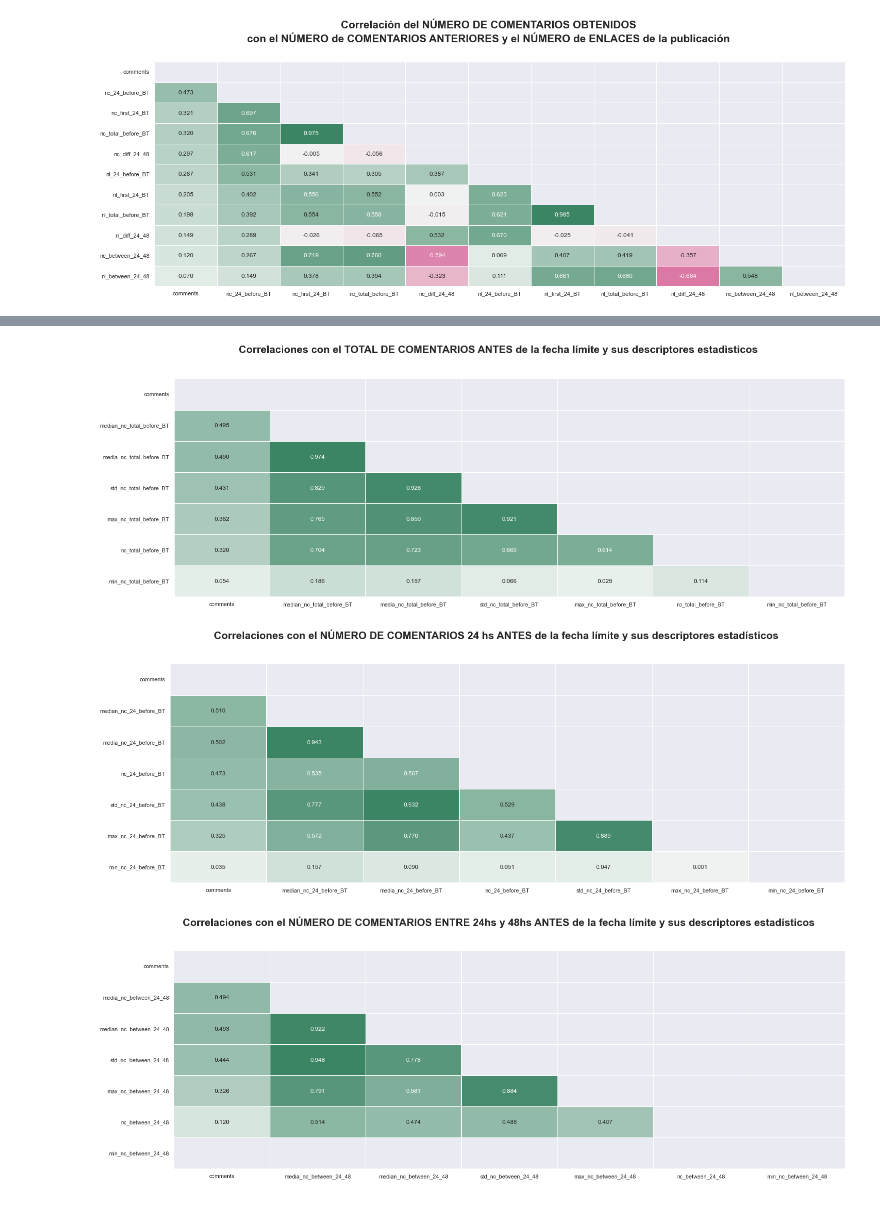
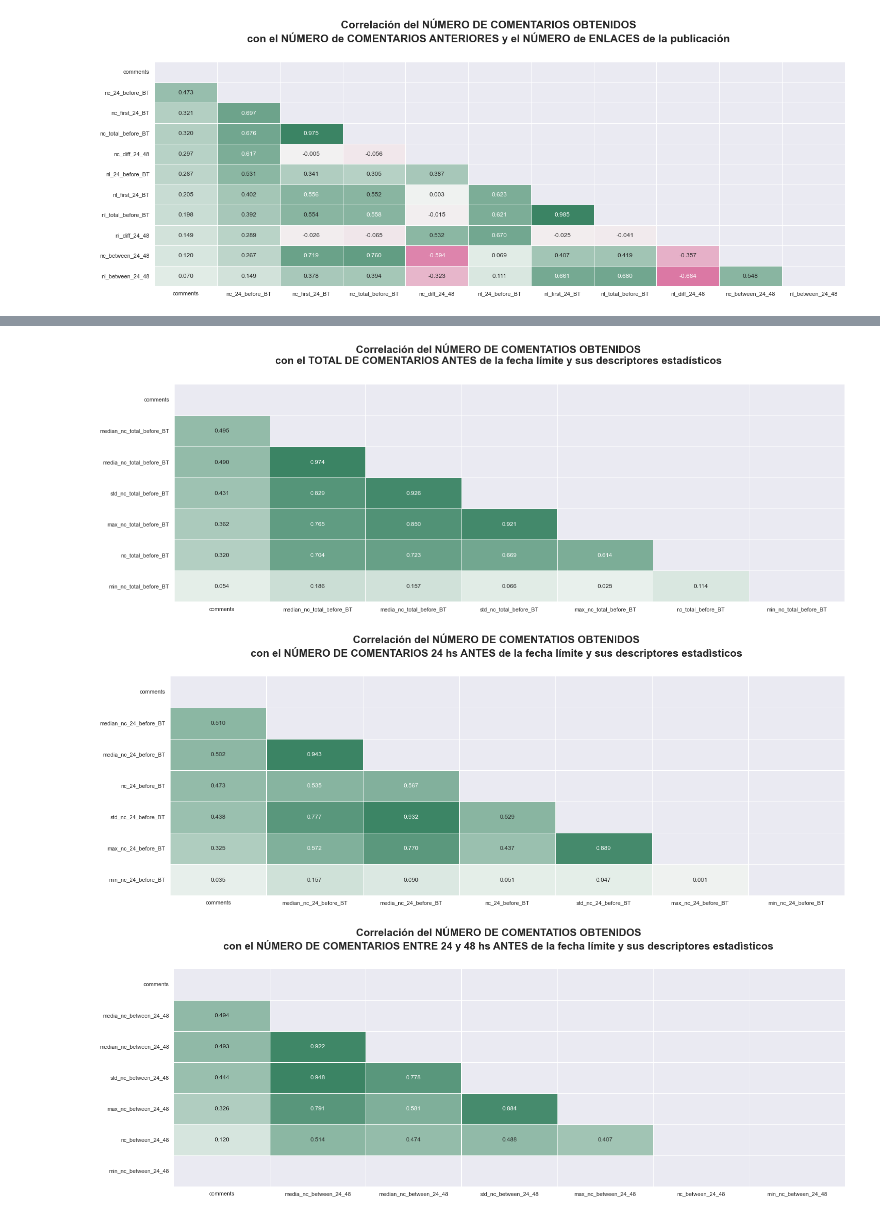
Before and after one commit to jtentor/DHDSFW, a Jupyter notebook: EDA_00.ipynb, the cells around one changed output, grey strips where cells are left out. Saved outputs shown, nothing was run; the diff lists cells and outputs as text; code cells hidden in the pictures.

```diff
--- a/EDA_00.ipynb
+++ b/EDA_00.ipynb
@@ -175,18 +159,18 @@ data[labels['nl']]
 # %%
 
-fig = set_figure(24, 8, suptitle='Correlación del NÚMERO DE COMENTATIOS OBTENIDOS\ncon el TOTAL DE COMENTARIOS ANTES de la fecha límite y sus descriptores estadìsticos')
+fig = set_figure(24, 8, suptitle='Correlación del NÚMERO DE COMENTARIOS OBTENIDOS\ncon el TOTAL DE COMENTARIOS ANTES de la fecha límite y sus descriptores estadísticos')
 show_corr(data=data[labels['nc_total_before_BT'] + labels['sd_nc_total_before_BT'] + [target]], target=target)
 # %% [output]
-[figure, old version]
+[figure, new version]
 # %%
 
-fig = set_figure(24, 8, suptitle='Correlaciones con el NÚMERO DE COMENTARIOS 24 hs ANTES de la fecha límite y sus descriptores estadísticos')
+fig = set_figure(24, 8, suptitle='Correlación del NÚMERO DE COMENTARIOS OBTENIDOS\ncon el NÚMERO DE COMENTARIOS 24 hs ANTES de la fecha límite y sus descriptores estadísticos')
 show_corr(data=data[labels['nc_24_before_BT'] + labels['sd_nc_24_before_BT'] + [target]], target=target)
 # %% [output]
-[figure, old version]
+[figure, new version]
 # %%
 
-fig = set_figure(24, 8, suptitle='Correlaciones con el NÚMERO DE COMENTARIOS ENTRE 24hs y 48hs ANTES de la fecha límite y sus descriptores estadísticos')
+fig = set_figure(24, 8, suptitle='Correlación del NÚMERO DE COMENTARIOS OBTENIDOS\ncon el NÚMERO DE COMENTARIOS ENTRE 24 y 48 hs ANTES de la fecha límite y sus descriptores estadísticos')
 show_corr(data=data[labels['nc_between_24_48'] + labels['sd_nc_between_24_48'] + [target]], target=target)
 # %% [output]
-[figure, old version]
+[figure, new version]
```
Also changed, not shown: parts of 16 cells of this notebook, 3 other files.
